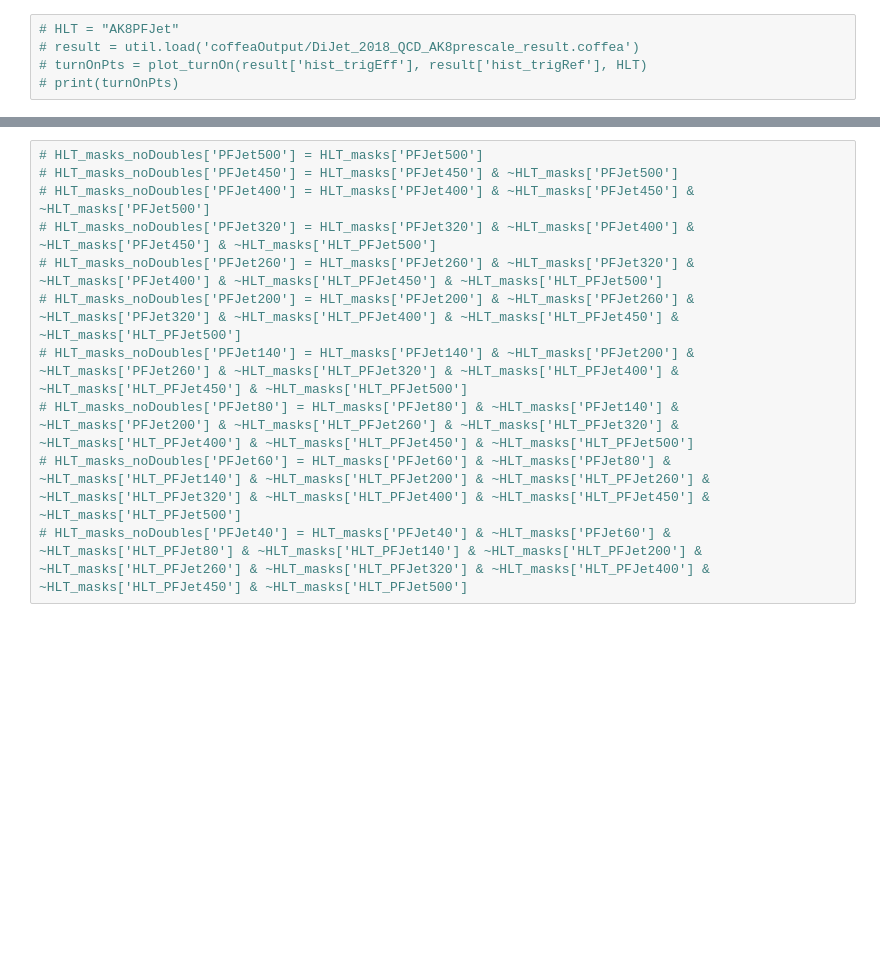
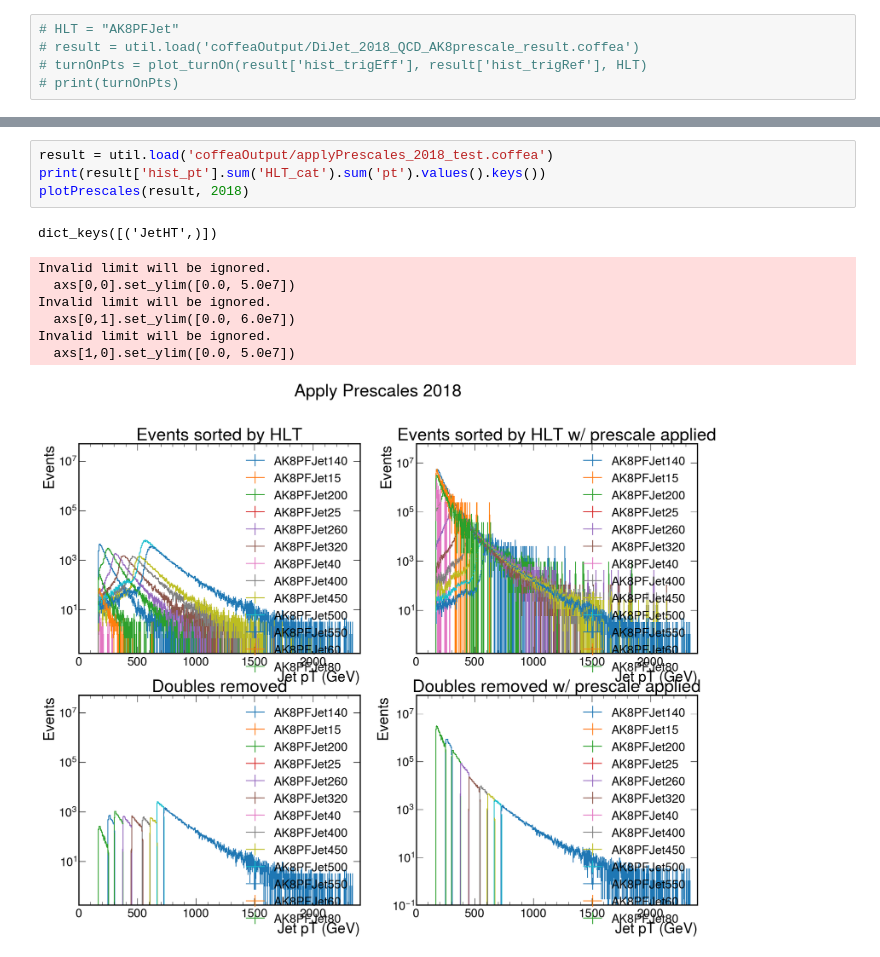
Before and after one commit to laurenhay/GluonJetMass, a Jupyter notebook: applyPrescales.ipynb, the cells around one changed output, grey strips where cells are left out. Drawn from its saved outputs; the diff is of its cells as text; blank space fills up the shorter version.

```diff
--- a/applyPrescales.ipynb
+++ b/applyPrescales.ipynb
@@ -547,11 +488,13 @@ axs[1,1].set_title('Doubles removed w/ prescale applied')
-# %%
-# HLT_masks_noDoubles['PFJet500'] = HLT_masks['PFJet500']
-# HLT_masks_noDoubles['PFJet450'] = HLT_masks['PFJet450'] & ~HLT_masks['PFJet500']
-# HLT_masks_noDoubles['PFJet400'] = HLT_masks['PFJet400'] & ~HLT_masks['PFJet450'] & ~HLT_masks['PFJet500']
-# HLT_masks_noDoubles['PFJet320'] = HLT_masks['PFJet320'] & ~HLT_masks['PFJet400'] & ~HLT_masks['PFJet450'] & ~HLT_masks['HLT_PFJet500']
-# HLT_masks_noDoubles['PFJet260'] = HLT_masks['PFJet260'] & ~HLT_masks['PFJet320'] & ~HLT_masks['PFJet400'] & ~HLT_masks['HLT_PFJet450'] & ~HLT_masks['HLT_PFJet500']
-# HLT_masks_noDoubles['PFJet200'] = HLT_masks['PFJet200'] & ~HLT_masks['PFJet260'] & ~HLT_masks['PFJet320'] & ~HLT_masks['HLT_PFJet400'] & ~HLT_masks['HLT_PFJet450'] & ~HLT_masks['HLT_PFJet500']
-# HLT_masks_noDoubles['PFJet140'] = HLT_masks['PFJet140'] & ~HLT_masks['PFJet200'] & ~HLT_masks['PFJet260'] & ~HLT_masks['HLT_PFJet320'] & ~HLT_masks['HLT_PFJet400'] & ~HLT_masks['HLT_PFJet450'] & ~HLT_masks['HLT_PFJet500']
-# HLT_masks_noDoubles['PFJet80'] = HLT_masks['PFJet80'] & ~HLT_masks['PFJet140'] & ~HLT_masks['PFJet200'] & ~HLT_masks['HLT_PFJet260'] & ~HLT_masks['HLT_PFJet320'] & ~HLT_masks['HLT_PFJet400'] & ~HLT_masks['HLT_PFJet450'] & ~HLT_masks['HLT_PFJet500']
-# HLT_masks_noDoubles['PFJet60'] = HLT_masks['PFJet60'] & ~HLT_masks['PFJet80'] & ~HLT_masks['HLT_PFJet140'] & ~HLT_masks['HLT_PFJet200'] & ~HLT_masks['HLT_PFJet260'] & ~HLT_masks['HLT_PFJet320'] & ~HLT_masks['HLT_PFJet400'] & ~HLT_masks['HLT_PFJet450'] & ~HLT_masks['HLT_PFJet500']
-# HLT_masks_noDoubles['PFJet40'] = HLT_masks['PFJet40'] & ~HLT_masks['PFJet60'] & ~HLT_masks['HLT_PFJet80'] & ~HLT_masks['HLT_PFJet140'] & ~HLT_masks['HLT_PFJet200'] & ~HLT_masks['HLT_PFJet260'] & ~HLT_masks['HLT_PFJet320'] & ~HLT_masks['HLT_PFJet400'] & ~HLT_masks['HLT_PFJet450'] & ~HLT_masks['HLT_PFJet500']
+# %%
+result = util.load('coffeaOutput/applyPrescales_2018_test.coffea')
+print(result['hist_pt'].sum('HLT_cat').sum('pt').values().keys())
+plotPrescales(result, 2018)
+# %% [output]
+dict_keys([('JetHT',)])
+Invalid limit will be ignored.
+  axs[0,0].set_ylim([0.0, 5.0e7])
+Invalid limit will be ignored.
+  axs[0,1].set_ylim([0.0, 6.0e7])
+Invalid limit will be ignored.
+  axs[1,0].set_ylim([0.0, 5.0e7])
+[figure, added]
```
Also changed, not shown: parts of 10 cells of this notebook, 5 other files.
